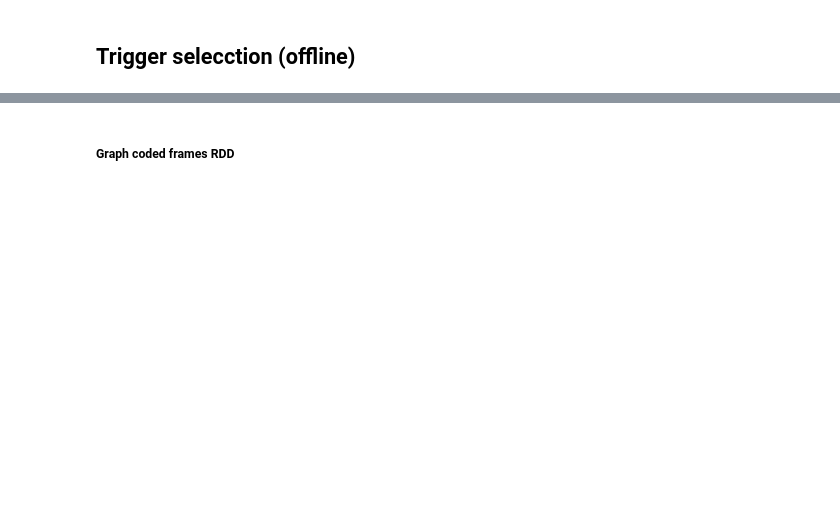
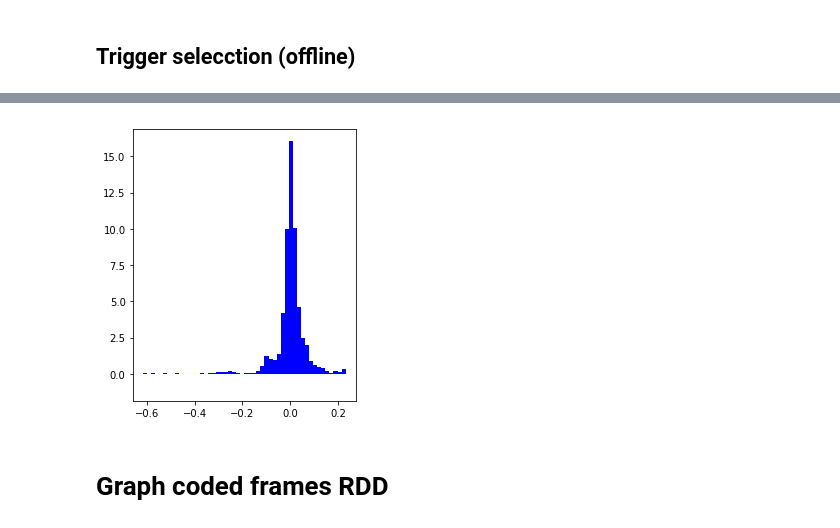
Before and after one commit to fxofxo/AnomalyDetecction, a Jupyter notebook: notebooks/ecg-graphs-codedFrames.ipynb, the cells around one changed output, grey strips where cells are left out. Cells and saved outputs as stored; diff of their text form; code cells hidden in the pictures; blank space fills up the shorter version.

```diff
--- a/notebooks/ecg-graphs-codedFrames.ipynb
+++ b/notebooks/ecg-graphs-codedFrames.ipynb
@@ -52,2 +73,2 @@ codedframesRdd = eventsStrRdd.map( lambda x: getFields(x)   ).map( lambda x: (x[
 # %%
-codedlabeledRdd= codedframesRdd.join(labelsRdd).map( lambda x: (x[0], x[1][1], x[1][0][4],x[1][0][5],x[1][0][6] ))
+codedlabeledRdd= codedframesRdd.join(labelsRdd).map( lambda x: (x[1][0][1], x[0], x[1][1], x[1][0][4],x[1][0][5],x[1][0][6] ))
@@ -147,2 +267,17 @@ plt.close()
+# %%
+item = 24
+l = len(samples[item][5])
+x = range(00,l)
+
+fig, ax = plt.subplots(1,1,figsize=(4,5))
+
+
+j, bins, patches = ax.hist( samples[item][5],50, normed=1, facecolor='blue')
+ax.plot(0,-1)
+display(fig)
+plt.close()
+# %% [output]
+[figure, added]
 # %% [markdown]
-##### Graph coded frames RDD
+###
+# Graph coded frames RDD
```
Also changed, not shown: parts of 36 cells of this notebook, 17 other files.
